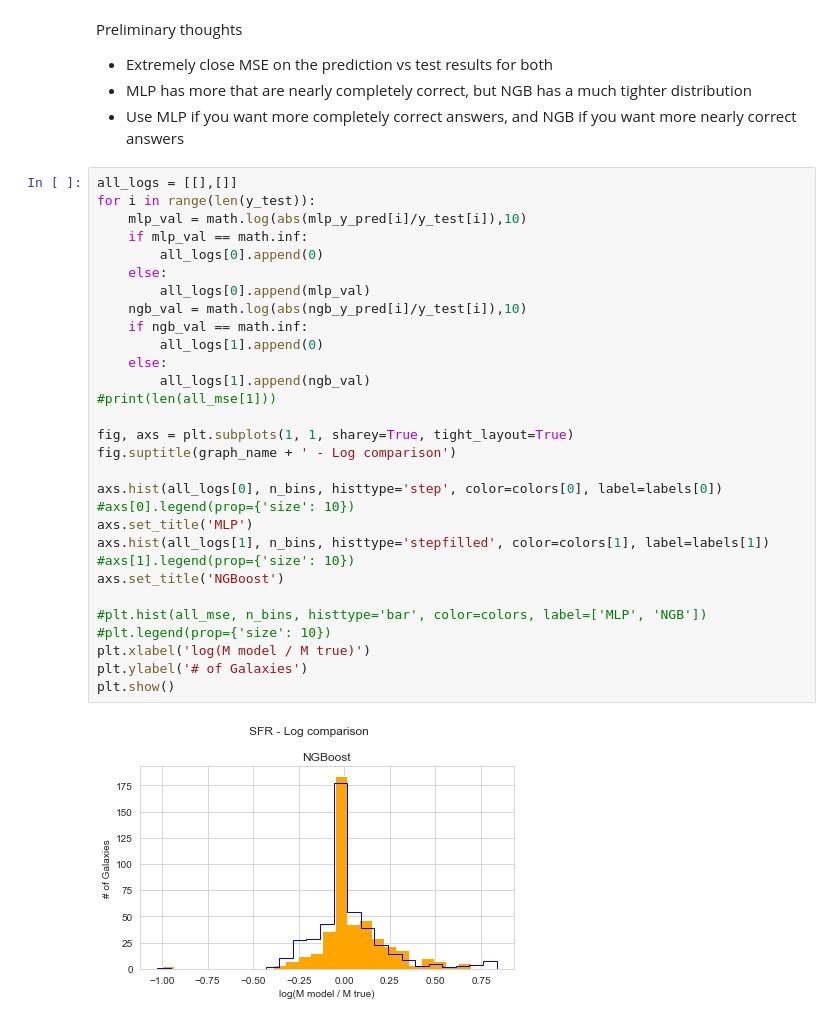
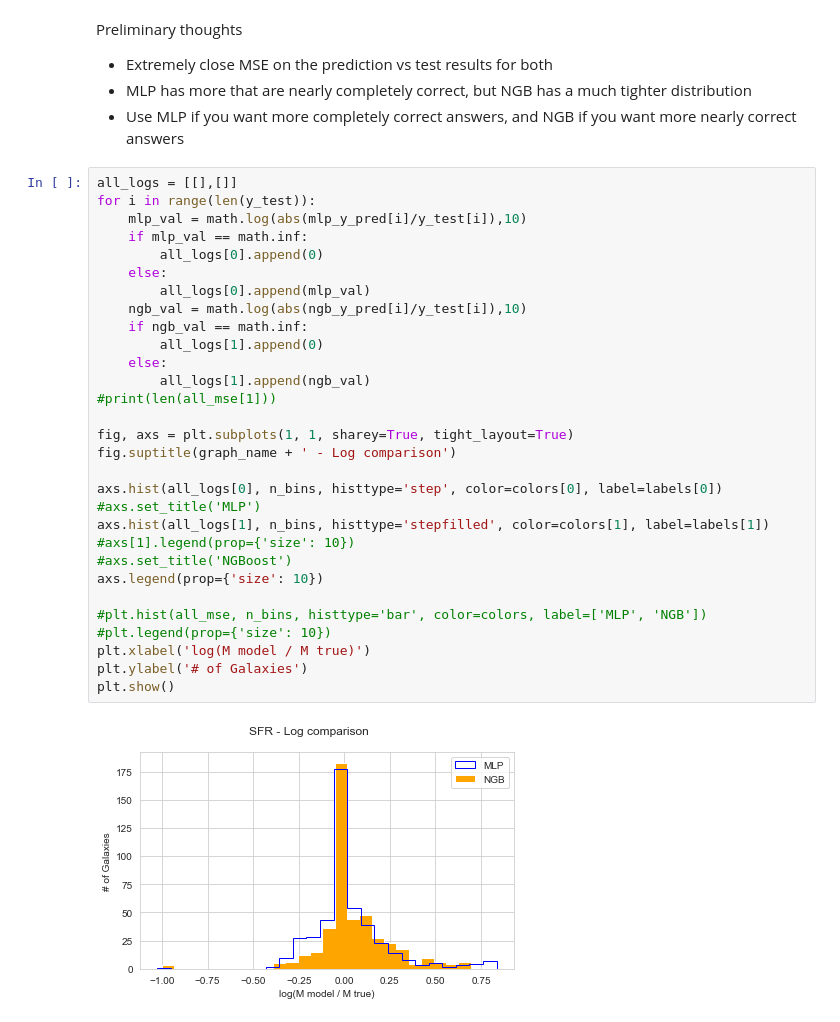
Before and after one commit to theairdemon/astro25, a Jupyter notebook: Analysis.ipynb, the cells around one changed output. Cells and saved outputs as stored; diff of their text form.

```diff
--- a/Analysis.ipynb
+++ b/Analysis.ipynb
@@ -146,32 +146,32 @@ Preliminary thoughts
 # %%
 all_logs = [[],[]]
 for i in range(len(y_test)):
     mlp_val = math.log(abs(mlp_y_pred[i]/y_test[i]),10)
     if mlp_val == math.inf:
         all_logs[0].append(0)
     else:
         all_logs[0].append(mlp_val)
     ngb_val = math.log(abs(ngb_y_pred[i]/y_test[i]),10)
     if ngb_val == math.inf:
         all_logs[1].append(0)
     else:
         all_logs[1].append(ngb_val)
 #print(len(all_mse[1]))
 
 fig, axs = plt.subplots(1, 1, sharey=True, tight_layout=True)
 fig.suptitle(graph_name + ' - Log comparison')
 
 axs.hist(all_logs[0], n_bins, histtype='step', color=colors[0], label=labels[0])
-#axs[0].legend(prop={'size': 10})
-axs.set_title('MLP')
+#axs.set_title('MLP')
 axs.hist(all_logs[1], n_bins, histtype='stepfilled', color=colors[1], label=labels[1])
 #axs[1].legend(prop={'size': 10})
-axs.set_title('NGBoost')
+#axs.set_title('NGBoost')
+axs.legend(prop={'size': 10})
 
 #plt.hist(all_mse, n_bins, histtype='bar', color=colors, label=['MLP', 'NGB'])
 #plt.legend(prop={'size': 10})
 plt.xlabel('log(M model / M true)')
 plt.ylabel('# of Galaxies')
 plt.show()
 # %% [output]
-[figure, old version]
+[figure, new version]
```
Also changed, not shown: parts of 5 cells of this notebook.
